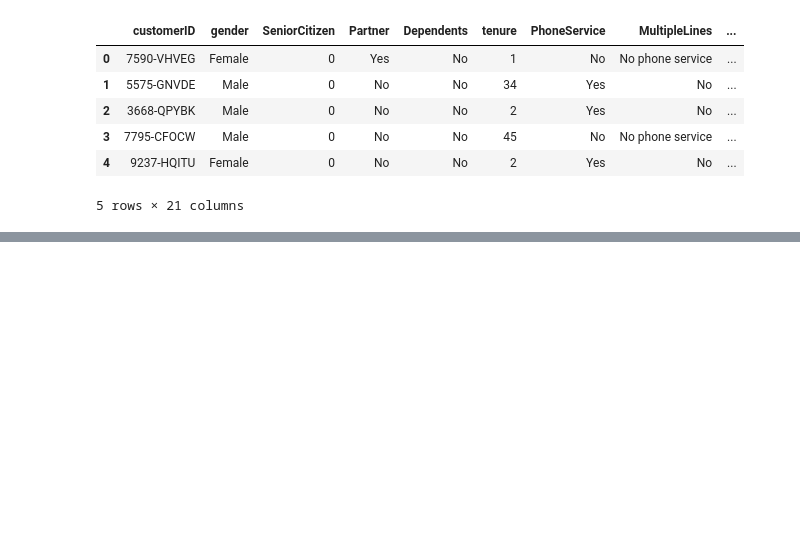
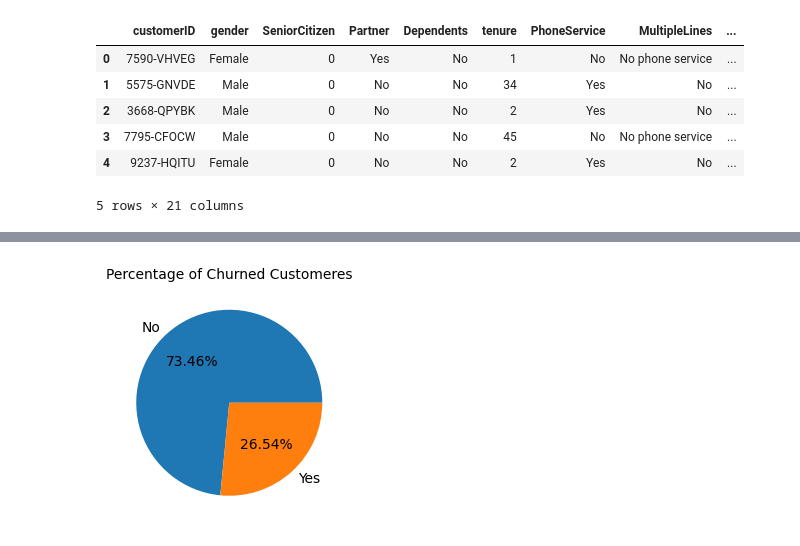
Before and after one commit to AmbikaSinghSengar/EDA-Project, a Jupyter notebook: eda.ipynb, the cells around one changed output, grey strips where cells are left out. Saved outputs shown, nothing was run; the diff lists cells and outputs as text; code cells hidden in the pictures; blank space fills up the shorter version.

```diff
--- a/eda.ipynb
+++ b/eda.ipynb
@@ -16,0 +118,8 @@ df.head()
+# %%
+plt.figure(figsize = (3,4))
+gb = df.groupby("Churn").agg({'Churn':"count"})
+plt.pie(gb['Churn'], labels = gb.index, autopct = "%1.2f%%")
+plt.title("Percentage of Churned Customeres", fontsize = 10)
+plt.show()
+# %% [output]
+[figure, added]
```
Also changed, not shown: parts of 24 cells of this notebook.
